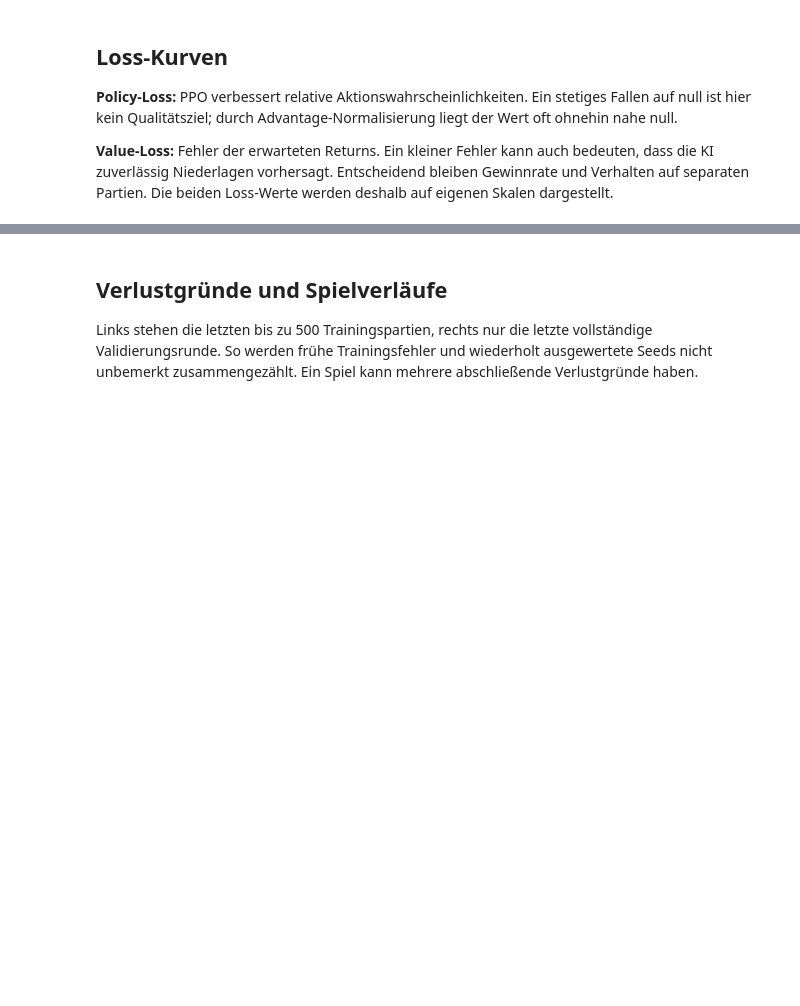
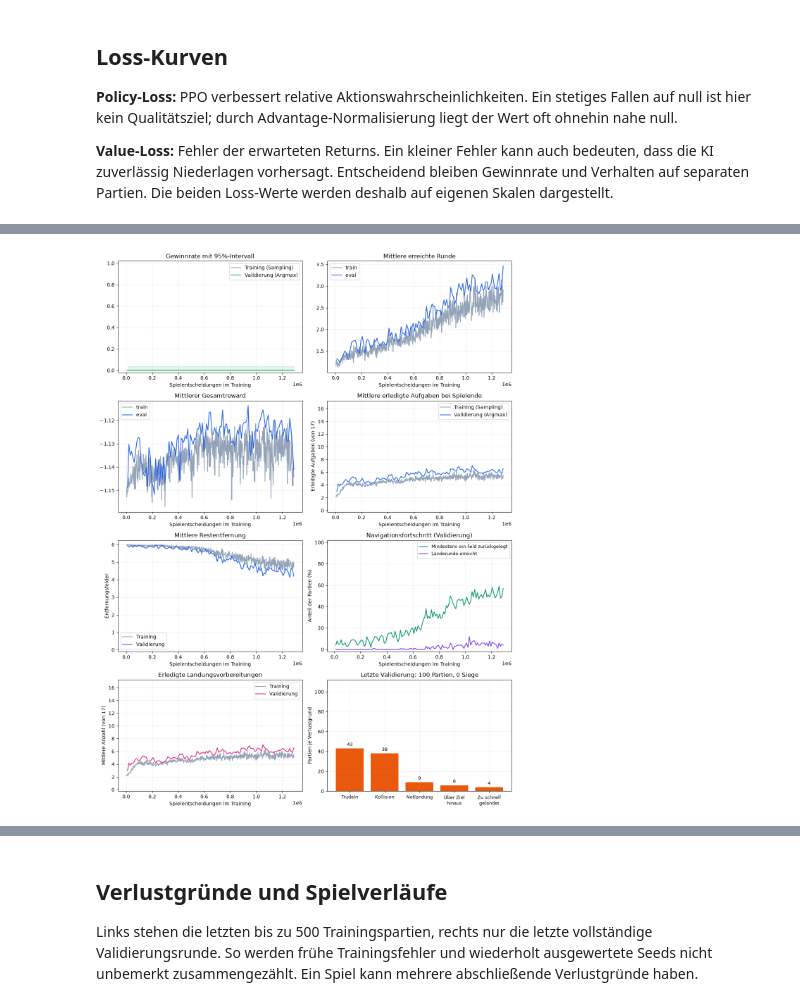
Before and after one commit to physilas/cockpit, a Jupyter notebook: ai/analysis.ipynb, the cells around one changed output, grey strips where cells are left out. Drawn from its saved outputs; the diff is of its cells as text; code cells hidden in the pictures; blank space fills up the shorter version.

Commit message:
Reserve mandatory dice and expand AI analysis to eight plots

```diff
--- a/ai/analysis.ipynb
+++ b/ai/analysis.ipynb
@@ -104,21 +119,111 @@ Der Rundenzähler kann bei einer Notlandung bereits 7 anzeigen, obwohl die eigen
 # %%
-fig, axes = plt.subplots(2, 2, figsize=(12, 8))
+fig, axes = plt.subplots(4, 2, figsize=(12, 16))
 plot_metric(axes[0, 0], "train_win_rate", "Training (Sampling)", color="#94a3b8")
 plot_metric(axes[0, 0], "eval_win_rate", "Validierung (Argmax)", color="#16a34a")
 validation_rows = [r for r in metrics if math.isfinite(number(r, "eval_win_rate"))]
 if validation_rows:
     x = [number(r, "total_steps") for r in validation_rows]
     axes[0, 0].fill_between(x, [number(r, "eval_win_ci_low") for r in validation_rows],
                            [number(r, "eval_win_ci_high") for r in validation_rows], color="#16a34a", alpha=0.12)
 axes[0, 0].set(title="Gewinnrate mit 95%-Intervall", ylim=(-0.02, 1.02))
 axes[0, 0].legend()
 for phase, color in [("train", "#94a3b8"), ("eval", "#2563eb")]:
     plot_metric(axes[0, 1], f"{phase}_mean_round", phase, color=color)
     plot_metric(axes[1, 0], f"{phase}_mean_return", phase, color=color)
-axes[0, 1].set_title("Mittlerer Rundenzähler (kein Landenachweis)")
+axes[0, 1].set_title("Mittlere erreichte Runde")
 axes[1, 0].set_title("Mittlerer Gesamtreward")
 axes[0, 1].legend()
 axes[1, 0].legend()
-plot_metric(axes[1, 1], "train_truncated_rate", color="#dc2626")
-axes[1, 1].set(title="Abbrüche am Sicherheitslimit (sollte 0 sein)", ylim=(-0.02, 1.02))
+for phase, label, color in [("train", "Training (Sampling)", "#94a3b8"),
+                            ("eval", "Validierung (Argmax)", "#2563eb")]:
+    plot_metric(axes[1, 1], f"{phase}_mean_tasks_done", label, color=color)
+axes[1, 1].set(title="Mittlere erledigte Aufgaben bei Spielende",
+               ylabel=f"Erledigte Aufgaben (von {TOTAL_TASKS})", ylim=(-0.25, TOTAL_TASKS + 0.25))
+if axes[1, 1].lines:
+    axes[1, 1].legend()
+else:
+    axes[1, 1].text(0.5, 0.5, "Keine Aufgabenkennzahlen in diesen Logs",
+                    ha="center", va="center", transform=axes[1, 1].transAxes)
+# Zusätzliche Analyse direkt unter der bisherigen 2x2-Übersicht.
+for phase, label, color in [("train", "Training", "#94a3b8"),
+                            ("eval", "Validierung", "#2563eb")]:
+    plot_metric(axes[2, 0], f"{phase}_mean_distance_remaining", label, color=color)
+axes[2, 0].set(title="Mittlere Restentfernung", ylabel="Entfernungsfelder",
+               ylim=(-0.1, max(1, INITIAL_DISTANCE) + 0.25))
+if axes[2, 0].lines:
+    axes[2, 0].legend()
+else:
+    axes[2, 0].text(0.5, 0.5, "Keine Entfernungsdaten in diesen Logs",
+                    ha="center", va="center", transform=axes[2, 0].transAxes)
+
+validation_by_update = defaultdict(list)
+for record in episodes:
+    if record["phase"] == "eval":
+        validation_by_update[record["update"]].append(record)
+movement_points = []
+for row in validation_rows:
+    distances = [number(record, "distance_remaining") for record in validation_by_update[row["update"]]
+                 if math.isfinite(number(record, "distance_remaining"))]
+    if distances:
+        movement_points.append((number(row, "total_steps"),
+                                100 * np.mean(np.array(distances) < INITIAL_DISTANCE)))
+if movement_points:
+    x, y = np.array(movement_points).T
+    axes[2, 1].plot(x, y, color="#059669", label="Mindestens ein Feld zurückgelegt")
+landing_points = series("eval_landing_round_rate")
+if len(landing_points):
+    axes[2, 1].plot(landing_points[:, 0], 100 * landing_points[:, 1],
+                    color="#7c3aed", label="Landerunde erreicht")
+axes[2, 1].set(title="Navigationsfortschritt (Validierung)", ylabel="Anteil der Partien (%)",
+               xlabel="Spielentscheidungen im Training", ylim=(-2, 102))
+if axes[2, 1].lines:
+    axes[2, 1].legend(fontsize=9)
+else:
+    axes[2, 1].text(0.5, 0.5, "Keine Navigationsdaten in diesen Logs",
+                    ha="center", va="center", transform=axes[2, 1].transAxes)
+
+for phase, label, color in [("train", "Training", "#94a3b8"),
+                            ("eval", "Validierung", "#db2777")]:
+    plot_metric(axes[3, 0], f"{phase}_mean_tasks_done", label, color=color)
+axes[3, 0].set(title="Erledigte Landungsvorbereitungen", ylabel=f"Mittlere Anzahl (von {TOTAL_TASKS})",
+               ylim=(-0.25, TOTAL_TASKS + 0.25))
+if axes[3, 0].lines:
+    axes[3, 0].legend()
+else:
+    axes[3, 0].text(0.5, 0.5, "Keine Aufgabenkennzahlen in diesen Logs",
+                    ha="center", va="center", transform=axes[3, 0].transAxes)
+
+latest_validation_update = max((int(r["update"]) for r in validation_rows), default=None)
+latest_validation = validation_by_update.get(str(latest_validation_update), [])
+reason_labels = {
+    "trudeln": "Trudeln", "kollision": "Kollision", "notlandung": "Notlandung",
+    "zu_schnell_gelandet": "Zu schnell\ngelandet", "uebers_ziel_hinaus": "Über Ziel\nhinaus",
+    "pflichtfelder_nicht_erfuellt": "Pflichtfelder\nnicht erfüllt",
+    "ruder_verbotene_stellung": "Verbotene\nFluglage", "flugzeuge_uebrig": "Flugzeuge\nübrig",
+    "fahrwerk_unvollstaendig": "Fahrwerk\nunvollständig",
+    "landeklappen_unvollstaendig": "Klappen\nunvollständig",
+    "nicht_waagerecht": "Nicht\nwaagerecht", "step_limit": "Schrittlimit",
+    "no_legal_actions": "Keine erlaubte\nAktion",
+}
+reasons = Counter(reason for record in latest_validation
+                  for reason in (record.get("reason") or "").split(",") if reason)
+if latest_validation:
+    wins = sum(record["status"] == "gewonnen" for record in latest_validation)
+    axes[3, 1].set_title(f"Letzte Validierung: {len(latest_validation)} Partien, {wins} Siege")
+    if reasons:
+        items = reasons.most_common()
+        bars = axes[3, 1].bar([reason_labels.get(reason, reason.replace("_", " ")) for reason, _ in items],
+                              [count for _, count in items], color="#ea580c")
+        axes[3, 1].bar_label(bars, padding=3, fontsize=9)
+        axes[3, 1].tick_params(axis="x", labelsize=9)
+    else:
+        axes[3, 1].text(0.5, 0.5, "Keine Niederlagen", ha="center", va="center",
+                        transform=axes[3, 1].transAxes)
+    axes[3, 1].set(ylabel="Partien je Verlustgrund", ylim=(0, max(1, len(latest_validation)) * 1.12))
+else:
+    axes[3, 1].set_title("Verlustgründe der letzten Validierung")
+    axes[3, 1].text(0.5, 0.5, "Noch keine vollständige Validierung", ha="center", va="center",
+                    transform=axes[3, 1].transAxes)
 finish(fig, "performance")
+# %% [output]
+[figure, added]
```
Also changed, not shown: parts of 14 cells of this notebook, 7 other files.
